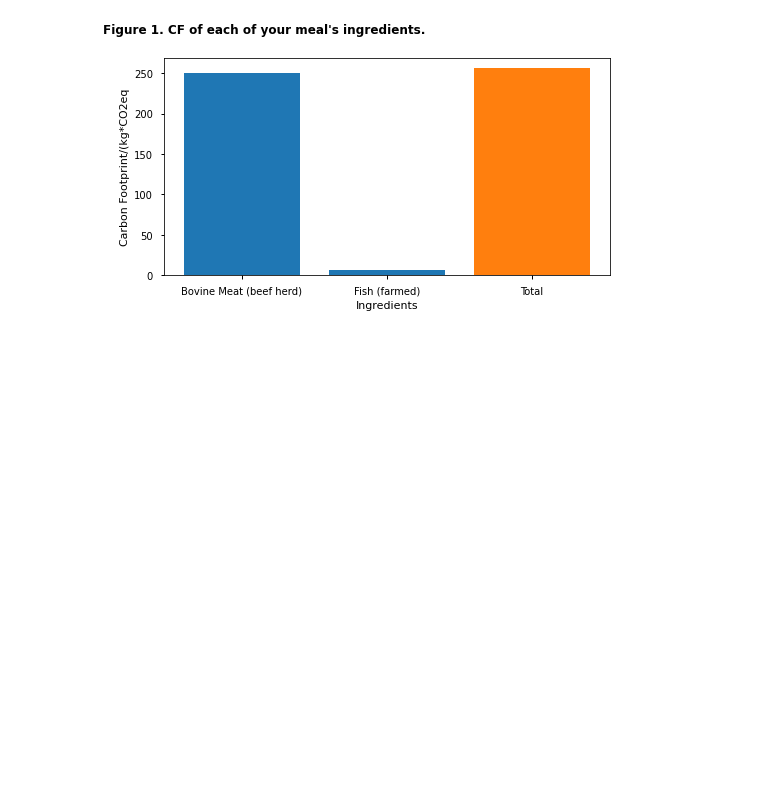
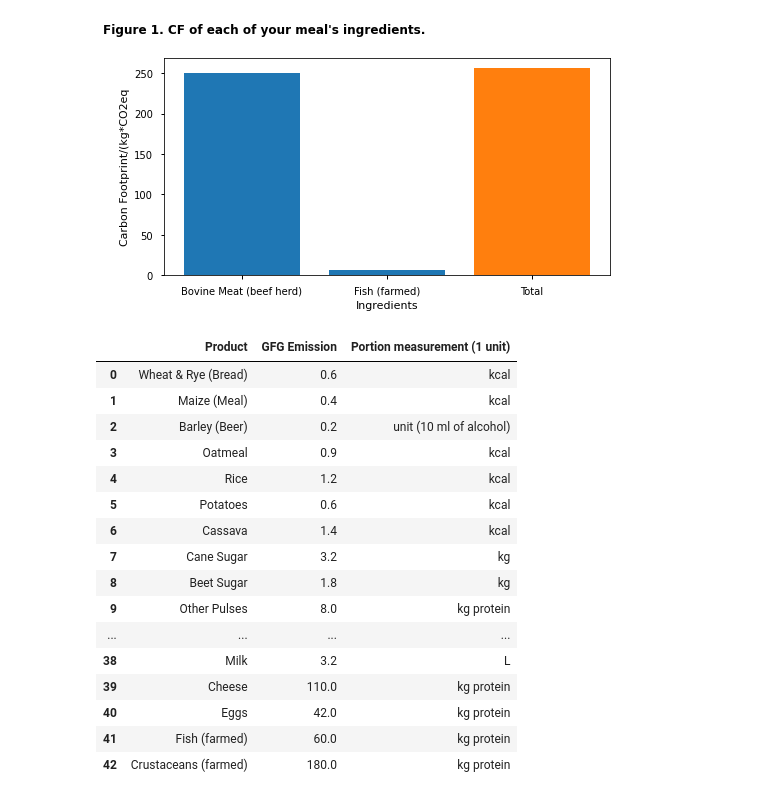
Before and after one commit to feirog/carbon-fp-warwick, a Jupyter notebook: Code.ipynb, the cells around one changed output. Cells and saved outputs as stored; diff of their text form; code cells hidden in the pictures; blank space fills up the shorter version.

```diff
--- a/Code.ipynb
+++ b/Code.ipynb
@@ -159,3 +159,57 @@ Total: 256.0 kg*CO2eq
 Would you like to see what each ingredient contributed to the overall value?
 Yes or No yes
 [figure]
+# %%
+#Testing optimised alternatives
+
+#Imma make a dictionary and then convert it with pandas, let's try
+import pandas as pd
+data = {
+    'Product' : ['Wheat & Rye (Bread)','Maize (Meal)','Barley (Beer)','Oatmeal','Rice','Potatoes','Cassava','Cane Sugar',
+                    'Beet Sugar','Other Pulses','Peas','Nuts','Groundnuts','Soymilk','Tofu','Soybean Oil','Palm Oil','Sunflower Oil',
+                    'Rapeseed Oil','Olive Oil','Tomatoes','Onions & Leeks','Root Vegetables','Brassicas','Other Vegetables','Citrus Fruit',
+                    'Bananas','Apples','Berries & Grapes','Wine','Other Fruit','Coffee','Dark Chocolate','Bovine Meat (beef herd)','Bovine Meat (dairy herd)',
+                    'Lamb & Mutton','Pig Meat','Poultry Meat','Milk','Cheese','Eggs','Fish (farmed)','Crustaceans (farmed)'],
+    'GFG Emission' : [0.6,0.4,0.2,0.9,1.2,0.6,1.4,3.2,1.8,8,4,3,12,1.0,20,6.3,7.3,3.6,3.8,5.4,2.1,0.5,0.4,0.5,0.5,0.4,0.9,0.4,1.5,0.1,1.1,0.4,2.3,500,170,200,76,57,3.2,110,42,60,180],
+    'Portion measurement (1 unit)' : ['kcal','kcal','unit (10 ml of alcohol)','kcal','kcal','kcal','kcal',
+                    'kg','kg','kg protein','kg protein','kg protein','kg protein','L','kg protein','L','L',
+                    'L','L','L','kg','kg','kg','kg','kg','kg','kg',
+                    'kg','kg','unit (10 ml of alcohol)','kg','serving (1 cup, 15g)','serving (50g)',
+                    'kg protein','kg protein','kg protein','kg protein','kg protein', 'L','kg protein','kg protein','kg protein',
+                    'kg protein'],
+    'Type' : [s_r,s_r,a,s_r,g,]
+}
+s_r='starch rich'
+st = 'stimulant'
+m = 'meat'
+f = 'fish'
+g = 'grain'
+ops = 'other protein sources'
+ml = 'milk'
+o = 'oils'
+v = 'vegetables'
+ft = 'fruit'
+s = 'sugars'
+a = 'alcoholic beverages'
+
+
+df = pd.DataFrame(data)
+display(df)
+# %% [output]
+|  | Product | GFG Emission | Portion measurement (1 unit) |
+| 0 | Wheat & Rye (Bread) | 0.6 | kcal |
+| 1 | Maize (Meal) | 0.4 | kcal |
+| 2 | Barley (Beer) | 0.2 | unit (10 ml of alcohol) |
+| 3 | Oatmeal | 0.9 | kcal |
+| 4 | Rice | 1.2 | kcal |
+| 5 | Potatoes | 0.6 | kcal |
+| 6 | Cassava | 1.4 | kcal |
+| 7 | Cane Sugar | 3.2 | kg |
+| 8 | Beet Sugar | 1.8 | kg |
+| 9 | Other Pulses | 8.0 | kg protein |
+| ... | ... | ... | ... |
+| 38 | Milk | 3.2 | L |
+| 39 | Cheese | 110.0 | kg protein |
+| 40 | Eggs | 42.0 | kg protein |
+| 41 | Fish (farmed) | 60.0 | kg protein |
+| 42 | Crustaceans (farmed) | 180.0 | kg protein |
```
Also changed, not shown: parts of 3 cells of this notebook.
